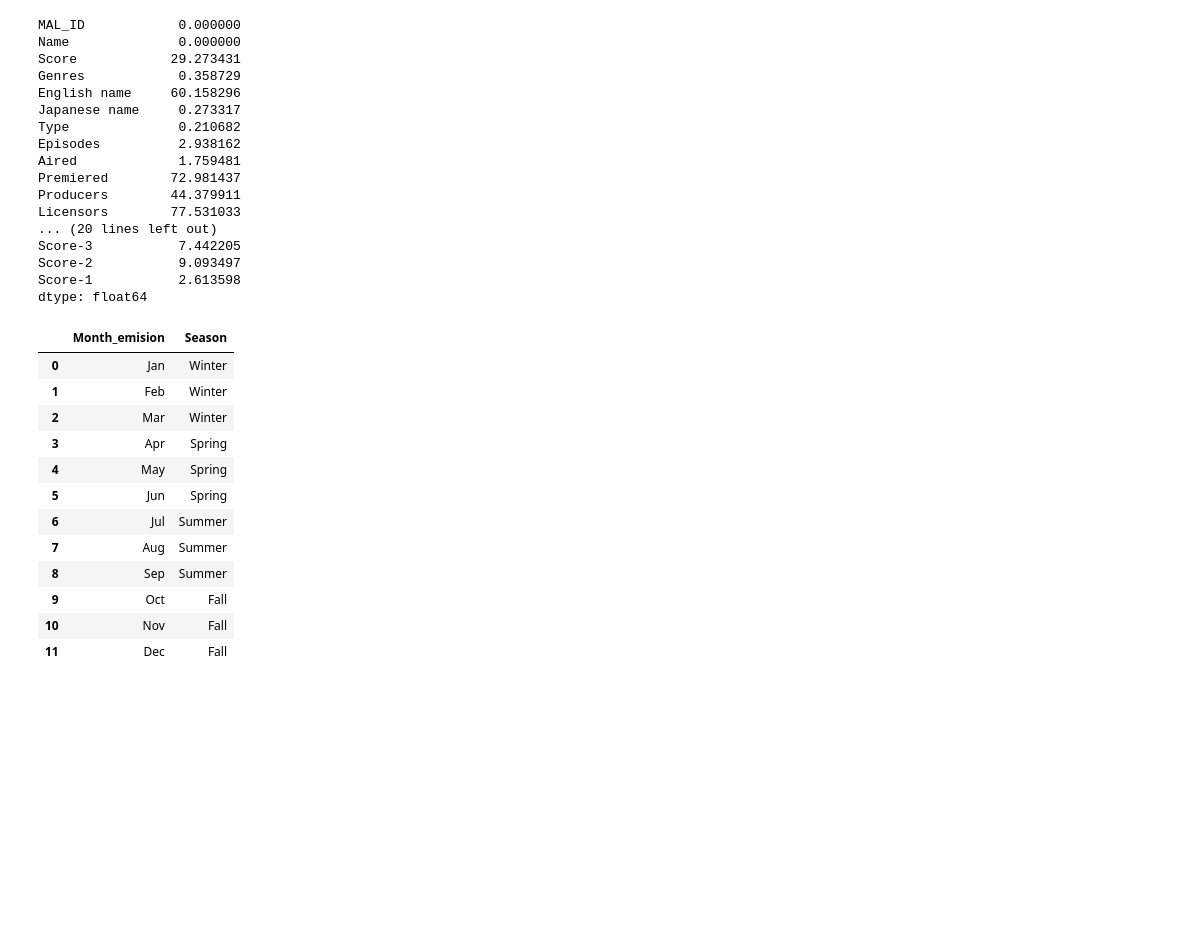
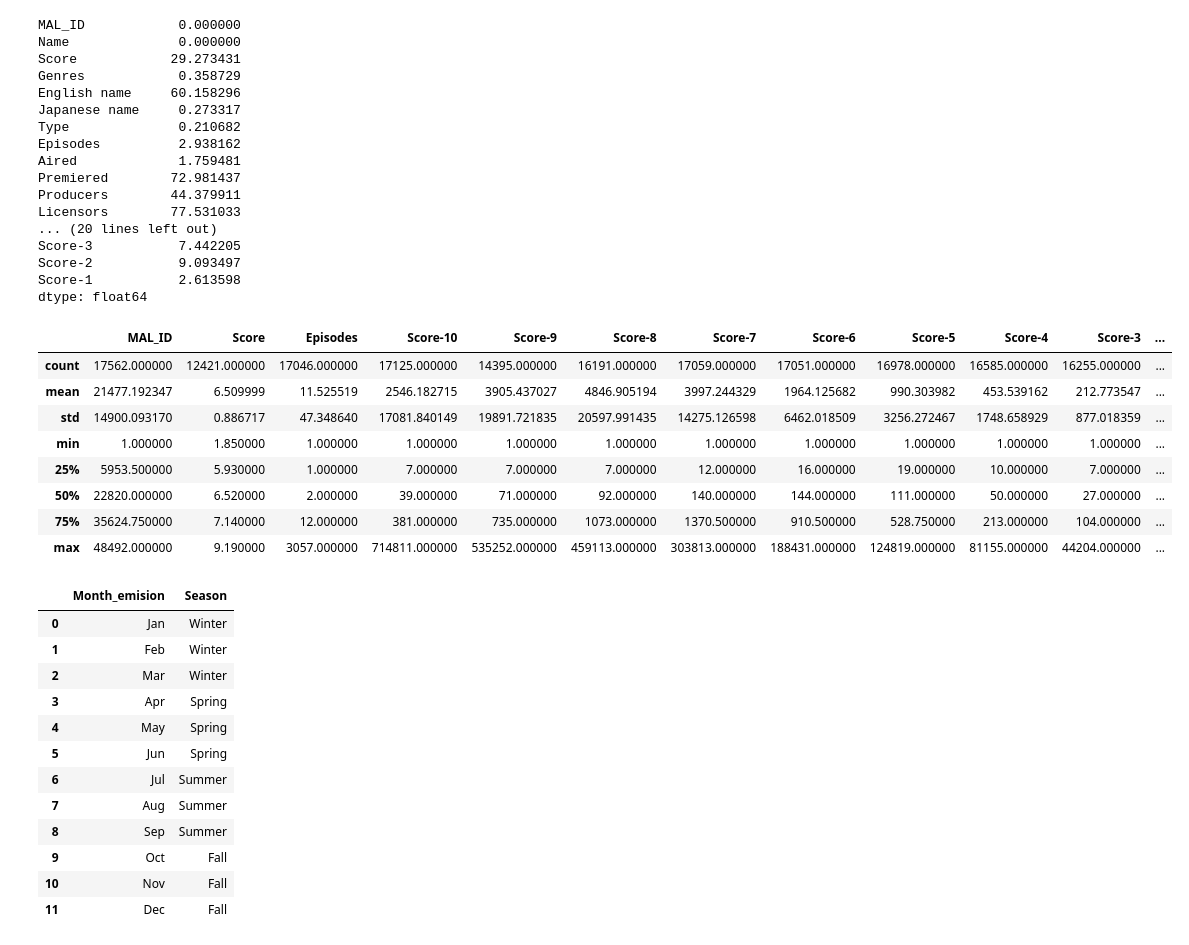
Before and after one commit to Cgarciaz/Machine_Learning, a Jupyter notebook: src/notebooks/EDA_anime.ipynb, the cells around one changed output. Saved outputs shown, nothing was run; the diff lists cells and outputs as text; code cells hidden in the pictures; blank space fills up the shorter version.

```diff
--- a/src/notebooks/EDA_anime.ipynb
+++ b/src/notebooks/EDA_anime.ipynb
@@ -65,6 +65,18 @@ Score-3           7.442205
 Score-2           9.093497
 Score-1           2.613598
 dtype: float64
+# %%
+df_anime.describe()
+# %% [output]
+|  | MAL_ID | Score | Episodes | Score-10 | Score-9 | Score-8 | Score-7 | Score-6 | Score-5 | Score-4 | Score-3 | ... |
+| count | 17562.000000 | 12421.000000 | 17046.000000 | 17125.000000 | 14395.000000 | 16191.000000 | 17059.000000 | 17051.000000 | 16978.000000 | 16585.000000 | 16255.000000 | ... |
+| mean | 21477.192347 | 6.509999 | 11.525519 | 2546.182715 | 3905.437027 | 4846.905194 | 3997.244329 | 1964.125682 | 990.303982 | 453.539162 | 212.773547 | ... |
+| std | 14900.093170 | 0.886717 | 47.348640 | 17081.840149 | 19891.721835 | 20597.991435 | 14275.126598 | 6462.018509 | 3256.272467 | 1748.658929 | 877.018359 | ... |
+| min | 1.000000 | 1.850000 | 1.000000 | 1.000000 | 1.000000 | 1.000000 | 1.000000 | 1.000000 | 1.000000 | 1.000000 | 1.000000 | ... |
+| 25% | 5953.500000 | 5.930000 | 1.000000 | 7.000000 | 7.000000 | 7.000000 | 12.000000 | 16.000000 | 19.000000 | 10.000000 | 7.000000 | ... |
+| 50% | 22820.000000 | 6.520000 | 2.000000 | 39.000000 | 71.000000 | 92.000000 | 140.000000 | 144.000000 | 111.000000 | 50.000000 | 27.000000 | ... |
+| 75% | 35624.750000 | 7.140000 | 12.000000 | 381.000000 | 735.000000 | 1073.000000 | 1370.500000 | 910.500000 | 528.750000 | 213.000000 | 104.000000 | ... |
+| max | 48492.000000 | 9.190000 | 3057.000000 | 714811.000000 | 535252.000000 | 459113.000000 | 303813.000000 | 188431.000000 | 124819.000000 | 81155.000000 | 44204.000000 | ... |
 # %%
 #Lectura de dataset por temporada de anime
 df_season = pd.read_csv(path + "data/raw/anime_season.csv")
```
Also changed, not shown: parts of 12 cells of this notebook.
